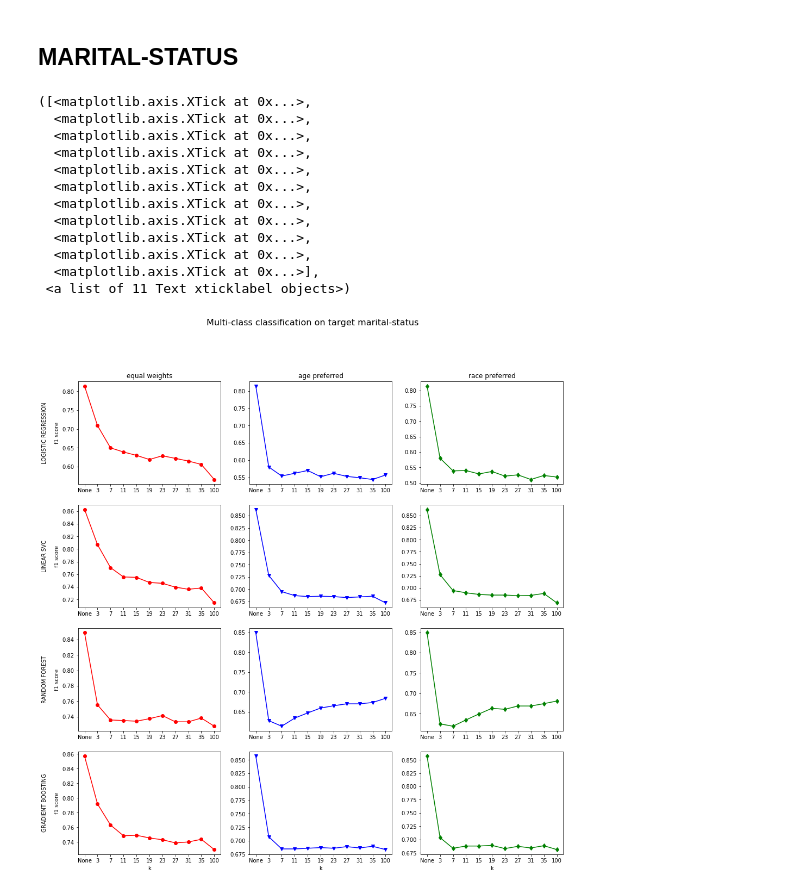
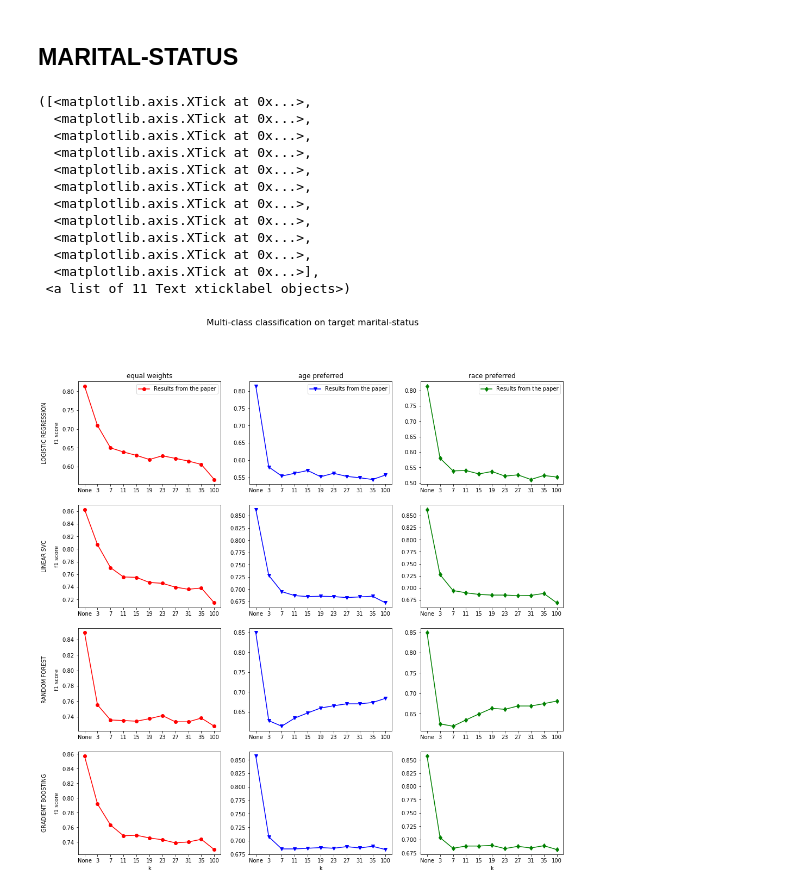
Before and after one commit to tanjascats/anonymization, a Jupyter notebook: notebooks/Performance-Comparison.ipynb, the cells around one changed output. Saved outputs shown, nothing was run; the diff lists cells and outputs as text; code cells hidden in the pictures.

```diff
--- a/notebooks/Performance-Comparison.ipynb
+++ b/notebooks/Performance-Comparison.ipynb
@@ -289,28 +289,31 @@ ax = fig.add_subplot(4,3,1)
 ax.set_title('equal weights')
 ax.set_xticklabels(xlabels)
 
-plt.plot(ticks, LR_equal_paper, marker='o', color='r')
-#plt.plot(ticks, LR, marker='o', color='black')
+line1, = plt.plot(ticks, LR_equal_paper, marker='o', color='r', label='Results from the paper')
+#line2, = plt.plot(ticks, LR, marker='o', color='black', label='Results of this experiment')
 plt.ylabel('LOGISTIC REGRESSION\n\nf1 score')
 plt.xticks(ticks)
+plt.legend(handles=[line1])#, line2])
 
 # --- age preferred - blue ---
 ax = fig.add_subplot(4,3,2)
 ax.set_title('age preferred')
 ax.set_xticklabels(xlabels)
 
-plt.plot(ticks, LR_age_paper, marker='v', color='b')
-#plt.plot(ticks, LR, marker='v', color='black')
+line1, = plt.plot(ticks, LR_age_paper, marker='v', color='b', label='Results from the paper')
+#line2, = plt.plot(ticks, LR, marker='v', color='black', label='Results of this experiment')
 plt.xticks(ticks)
+plt.legend(handles=[line1])#, line2])
 
 # --- race preferred - green ---
 ax = fig.add_subplot(4,3,3)
 ax.set_title('race preferred')
 ax.set_xticklabels(xlabels)
 
-plt.plot(ticks, LR_race_paper, marker='d', color='g')
-#plt.plot(ticks, LR_race, marker='d', color='black')
+line1, = plt.plot(ticks, LR_race_paper, marker='d', color='g', label='Results from the paper')
+#line2, = plt.plot(ticks, LR_race, marker='d', color='black', label='Results of this experiment')
 plt.xticks(ticks)
+plt.legend(handles=[line1])#, line2])
 
 # ----- LINEAR SVC -----
 # --- equal weights - red ---
@@ -378,31 +381,31 @@ plt.xticks(ticks)
 # --- age preferred - blue ---
 ax = fig.add_subplot(4,3,11)
 ax.set_xticklabels(xlabels)
 
 plt.plot(ticks, GB_age_paper, marker='v', color='b')
 #plt.plot(ticks, GB, marker='v', color='black')
 plt.xlabel('k')
 plt.xticks(ticks)
 
 # --- race preferred - green ---
 ax = fig.add_subplot(4,3,12)
 ax.set_xticklabels(xlabels)
 
 plt.plot(ticks, GB_race_paper, marker='d', color='g')
 #plt.plot(ticks, GB_race, marker='d', color='black')
 plt.xlabel('k')
 plt.xticks(ticks)
 # %% [output]
 ([<matplotlib.axis.XTick at 0x...>,
   <matplotlib.axis.XTick at 0x...>,
   <matplotlib.axis.XTick at 0x...>,
   <matplotlib.axis.XTick at 0x...>,
   <matplotlib.axis.XTick at 0x...>,
   <matplotlib.axis.XTick at 0x...>,
   <matplotlib.axis.XTick at 0x...>,
   <matplotlib.axis.XTick at 0x...>,
   <matplotlib.axis.XTick at 0x...>,
   <matplotlib.axis.XTick at 0x...>,
   <matplotlib.axis.XTick at 0x...>],
  <a list of 11 Text xticklabel objects>)
-[figure, old version]
+[figure, new version]
```
Also changed, not shown: parts of 1 cell of this notebook.
